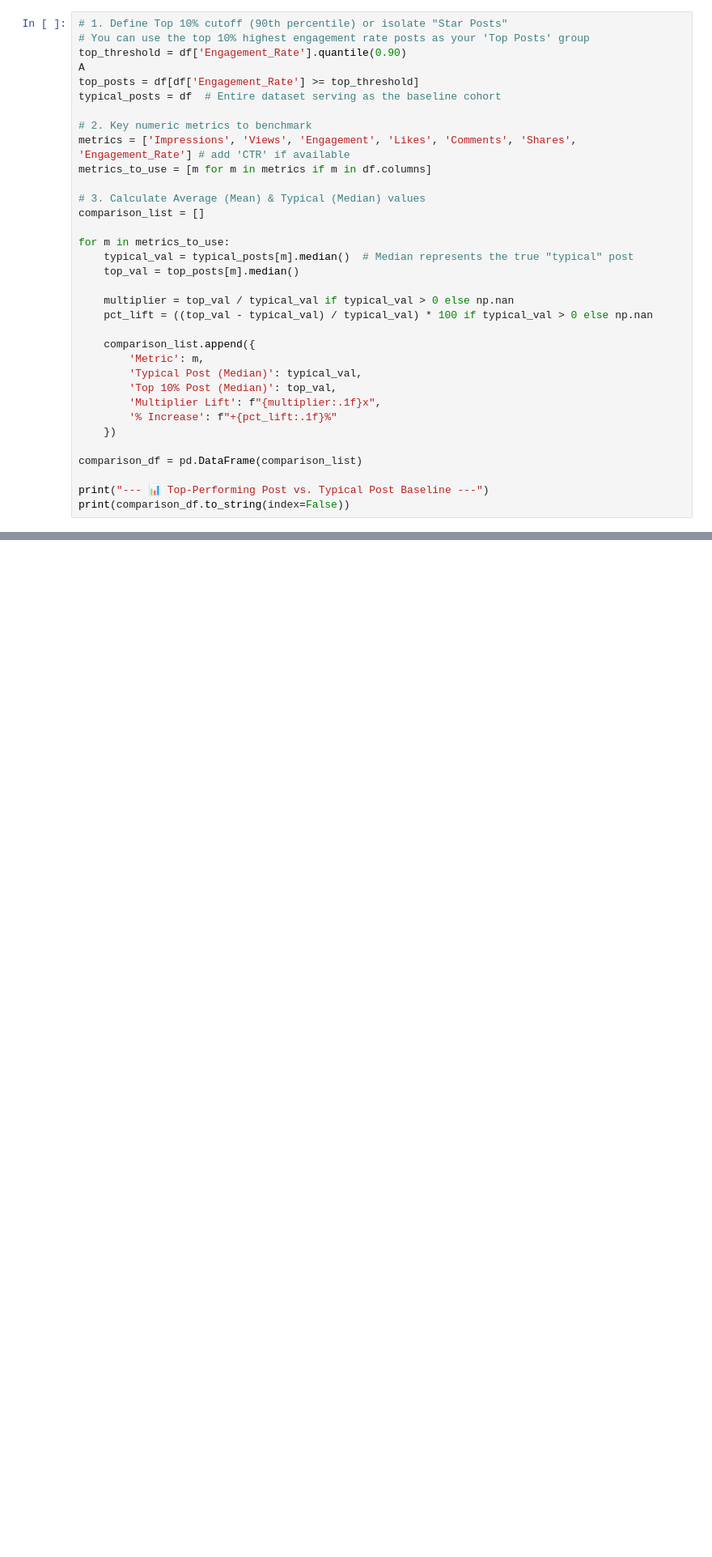
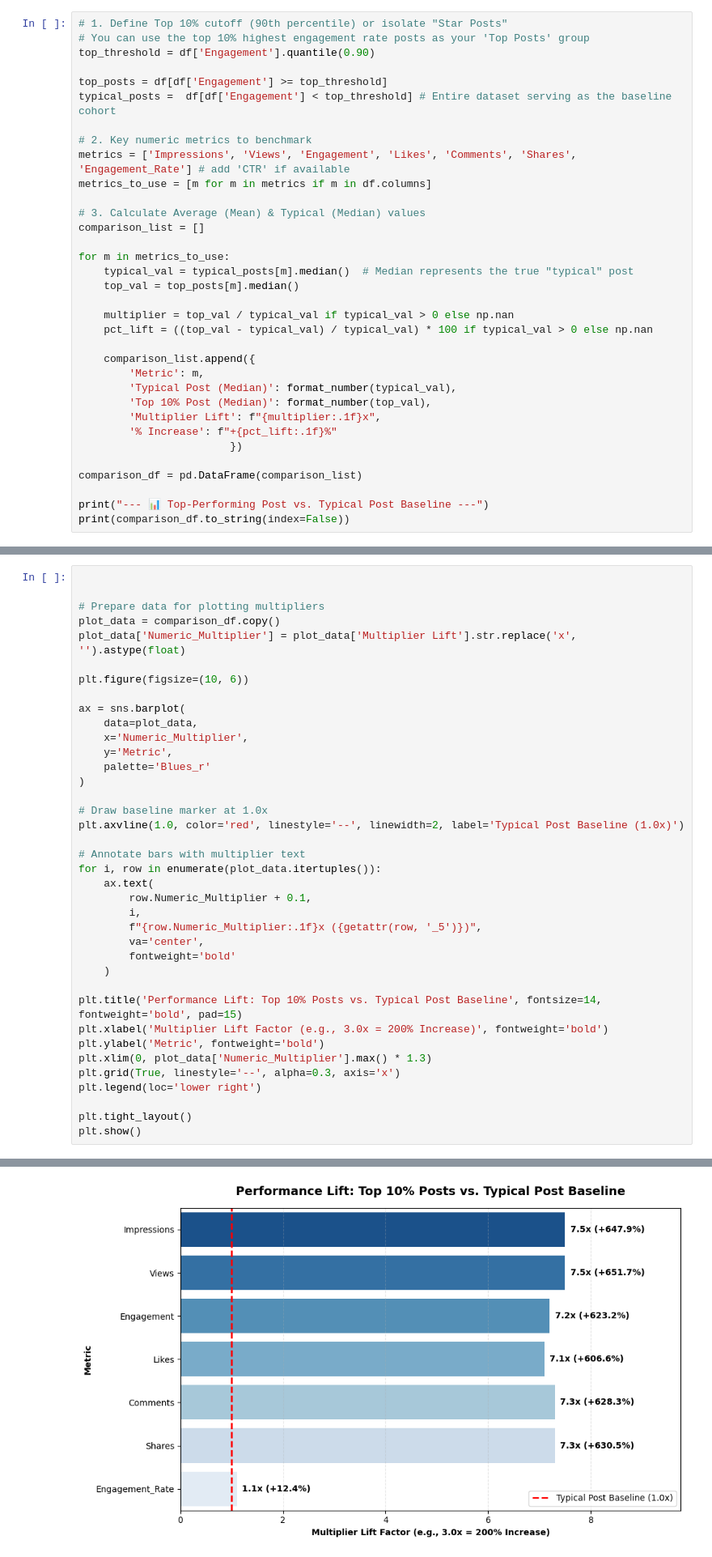
Before and after one commit to SalmaAllam8/PowerBI-mini-Projects, a Jupyter notebook: EDA.ipynb, the cells around one changed output, grey strips where cells are left out. Shown at 81% size. Cells and saved outputs as stored; diff of their text form; blank space fills up the shorter version.

```diff
--- a/EDA.ipynb
+++ b/EDA.ipynb
@@ -2606,10 +2610,10 @@ plt.show()
 # %%
 # 1. Define Top 10% cutoff (90th percentile) or isolate "Star Posts"
 # You can use the top 10% highest engagement rate posts as your 'Top Posts' group
-top_threshold = df['Engagement_Rate'].quantile(0.90)
-A
-top_posts = df[df['Engagement_Rate'] >= top_threshold]
-typical_posts = df  # Entire dataset serving as the baseline cohort
+top_threshold = df['Engagement'].quantile(0.90)
+
+top_posts = df[df['Engagement'] >= top_threshold]
+typical_posts =  df[df['Engagement'] < top_threshold] # Entire dataset serving as the baseline cohort
 
 # 2. Key numeric metrics to benchmark
 metrics = ['Impressions', 'Views', 'Engagement', 'Likes', 'Comments', 'Shares', 'Engagement_Rate'] # add 'CTR' if available
@@ -2627,11 +2631,11 @@ for m in metrics_to_use:
 
     comparison_list.append({
         'Metric': m,
-        'Typical Post (Median)': typical_val,
-        'Top 10% Post (Median)': top_val,
+        'Typical Post (Median)': format_number(typical_val),
+        'Top 10% Post (Median)': format_number(top_val),
         'Multiplier Lift': f"{multiplier:.1f}x",
         '% Increase': f"+{pct_lift:.1f}%"
-    })
+                        })
 
 comparison_df = pd.DataFrame(comparison_list)
 
@@ -2649,0 +2654,39 @@ Engagement_Rate                   0.15                   0.24            1.6x
+# %%
+
+
+# Prepare data for plotting multipliers
+plot_data = comparison_df.copy()
+plot_data['Numeric_Multiplier'] = plot_data['Multiplier Lift'].str.replace('x', '').astype(float)
+
+plt.figure(figsize=(10, 6))
+
+ax = sns.barplot(
+    data=plot_data,
+    x='Numeric_Multiplier',
+    y='Metric',
+    palette='Blues_r'
+)
+
+# Draw baseline marker at 1.0x
+plt.axvline(1.0, color='red', linestyle='--', linewidth=2, label='Typical Post Baseline (1.0x)')
+
+# Annotate bars with multiplier text
+for i, row in enumerate(plot_data.itertuples()):
+    ax.text(
+        row.Numeric_Multiplier + 0.1,
+        i,
+        f"{row.Numeric_Multiplier:.1f}x ({getattr(row, '_5')})",
+        va='center',
+        fontweight='bold'
+    )
+
+plt.title('Performance Lift: Top 10% Posts vs. Typical Post Baseline', fontsize=14, fontweight='bold', pad=15)
+plt.xlabel('Multiplier Lift Factor (e.g., 3.0x = 200% Increase)', fontweight='bold')
+plt.ylabel('Metric', fontweight='bold')
+plt.xlim(0, plot_data['Numeric_Multiplier'].max() * 1.3)
+plt.grid(True, linestyle='--', alpha=0.3, axis='x')
+plt.legend(loc='lower right')
+
+plt.tight_layout()
+plt.show()
+# %% [output]
@@ -2649,0 +2696 @@ Engagement_Rate                   0.15                   0.24            1.6x
+[figure, added]
```
Also changed, not shown: parts of 5 cells of this notebook.
